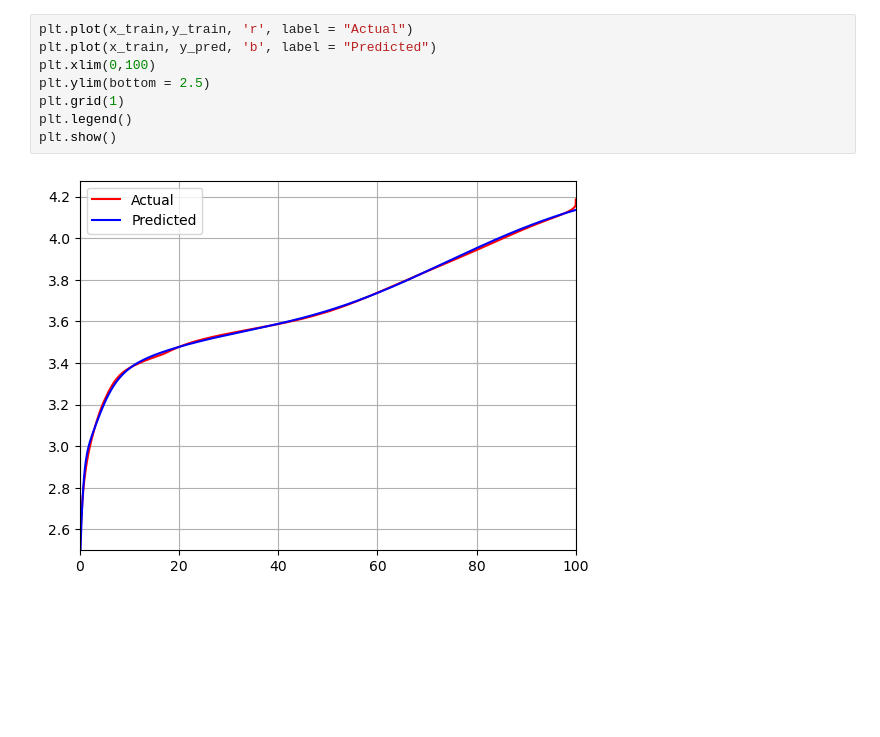
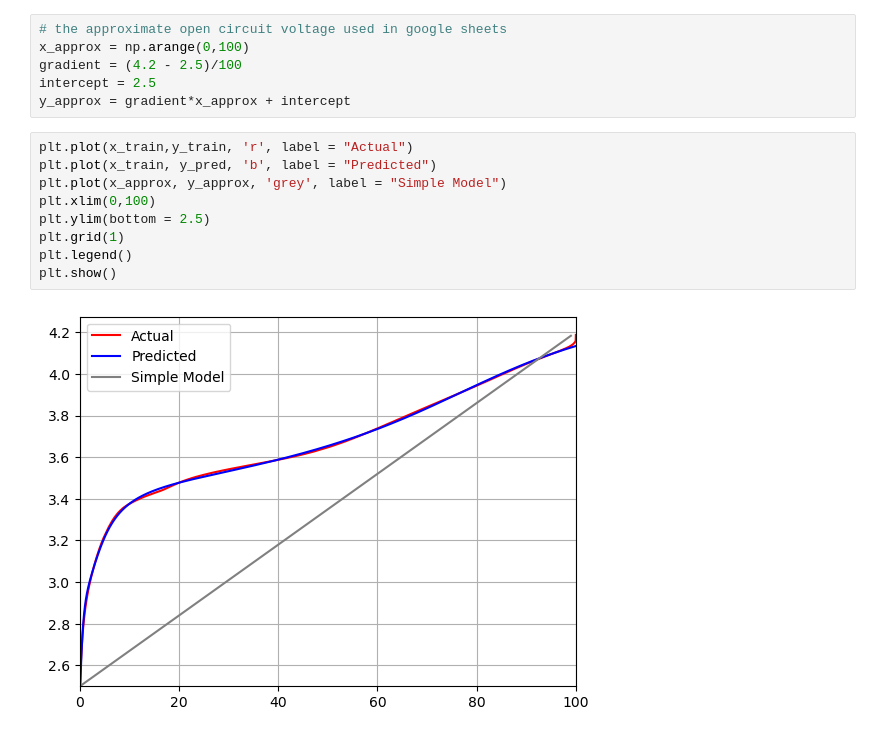
Before and after one commit to lemslemslems/cell_thermal_calculations, a Jupyter notebook: voc_soe_nonlinear_theory_test.ipynb, the cells around one changed output. Cells and saved outputs as stored; diff of their text form; blank space fills up the shorter version.

Commit message:
update: added simple model in nonlinear ipynb for comparison with actual and predicted cruves

```diff
--- a/voc_soe_nonlinear_theory_test.ipynb
+++ b/voc_soe_nonlinear_theory_test.ipynb
@@ -25,10 +25,17 @@ score = 0.9990078206002453
+# %%
+# the approximate open circuit voltage used in google sheets
+x_approx = np.arange(0,100)
+gradient = (4.2 - 2.5)/100
+intercept = 2.5
+y_approx = gradient*x_approx + intercept
 # %%
 plt.plot(x_train,y_train, 'r', label = "Actual")
 plt.plot(x_train, y_pred, 'b', label = "Predicted")
+plt.plot(x_approx, y_approx, 'grey', label = "Simple Model")
 plt.xlim(0,100)
 plt.ylim(bottom = 2.5)
 plt.grid(1)
 plt.legend()
 plt.show()
 # %% [output]
-[figure, old version]
+[figure, new version]
```
Also changed, not shown: parts of 1 cell of this notebook.
